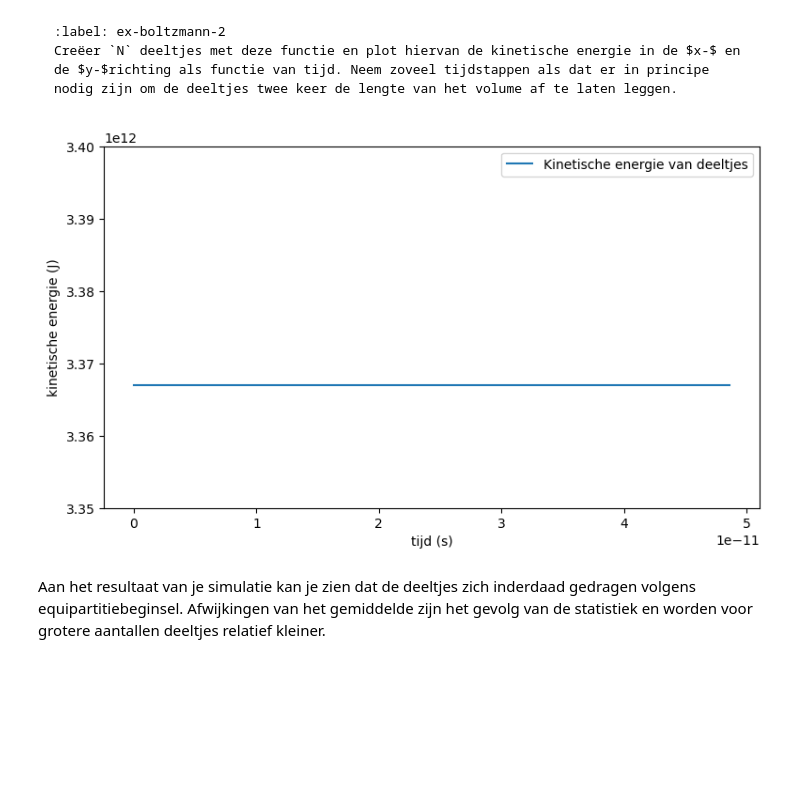
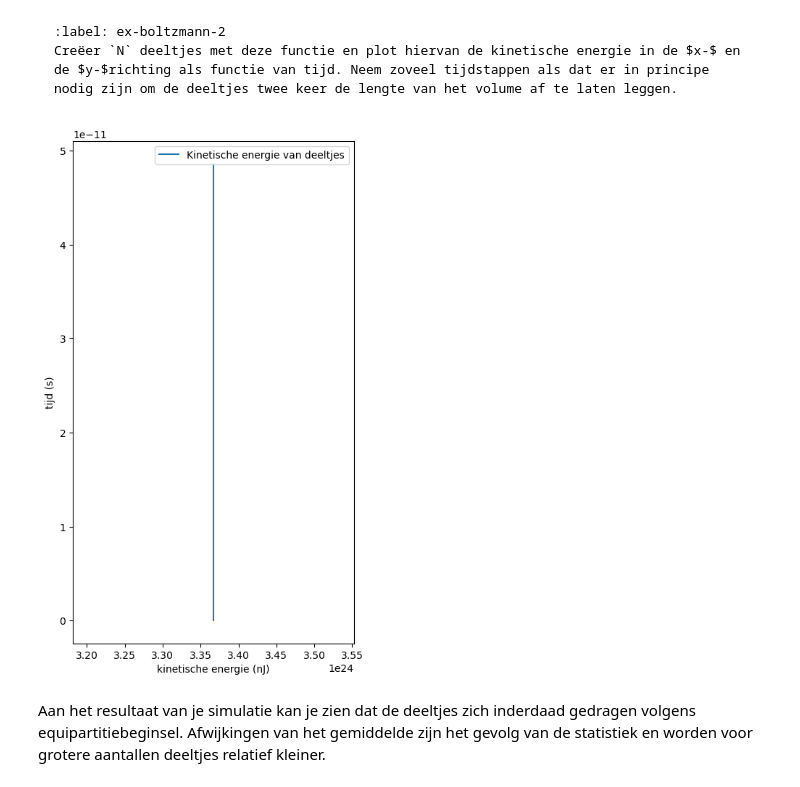
Before and after one commit to IshaSchneiders/69, a Jupyter notebook: Content/PySim/6_boltzmann.ipynb, the cells around one changed output. Drawn from its saved outputs; the diff is of its cells as text; code cells hidden in the pictures; blank space fills up the shorter version.

```diff
--- a/Content/PySim/6_boltzmann.ipynb
+++ b/Content/PySim/6_boltzmann.ipynb
@@ -23,10 +23,10 @@ import matplotlib.pyplot as plt
 from matplotlib.animation import FuncAnimation
 from scipy.optimize import curve_fit
 
-BOX_SIZE_0 =10e-6         # Hoogte en breedte startvolume (in mm)
+BOX_SIZE_0 =10         # Hoogte en breedte startvolume (in nm)
 N = 40                    # Aantal deeltjes
-V_0 =410.3e3              # Startsnelheid van deeltjes (mm/s)
-RADIUS = 0.3e-6           # Straal van moleculen (mm)
+V_0 =410.3e9              # Startsnelheid van deeltjes (nm/s)
+RADIUS = 0.3           # Straal van moleculen (nm)
 DT =  1e-13               # Tijdstap om geen botsing te missen (s)
 
 #your code/answer
@@ -171,39 +171,38 @@ Creëer `N` deeltjes met deze functie en plot hiervan de kinetische energie in d
 #your code/answer
 particles = []
 create_uniform_particles(particles)
 
 # Totale simulatie-tijd bepalen
 t_total = 2 * BOX_SIZE_0 / V_0
 T_steps = int(t_total / DT)
 
 # Lijsten voor energie + tijd
 KE_list = []
 time_list = []
 
 t = 0.0
 
 
 for step in range(T_steps):
 
     # Kinetische energie opslaan
     KE = sum(p.kin_energy for p in particles)
     KE_list.append(KE)
     time_list.append(t)
 
     # Tijdstap uitvoeren
     take_time_step(particles)
     t += DT
 
 # Plot
-plt.figure(figsize=(9,5))
-plt.plot(time_list, KE_list, label="Kinetische energie van deeltjes")
-plt.xlabel("tijd (s)")
-plt.ylabel("kinetische energie (J)")
-plt.ylim(3.35e12,3.4e12)
+plt.figure(figsize=(5,9))
+plt.plot(KE_list,time_list, label="Kinetische energie van deeltjes")
+plt.ylabel("tijd (s)")
+plt.xlabel("kinetische energie (nJ)")
 plt.legend()
 plt.show()
 # %% [output]
-[figure, old version]
+[figure, new version]
 # %% [markdown]
 Aan het resultaat van je simulatie kan je zien dat de deeltjes zich inderdaad gedragen volgens equipartitiebeginsel. Afwijkingen van het gemiddelde zijn het gevolg van de statistiek en worden voor grotere aantallen deeltjes relatief kleiner.
 # %% [markdown]
```
Also changed, not shown: parts of 2 cells of this notebook.
